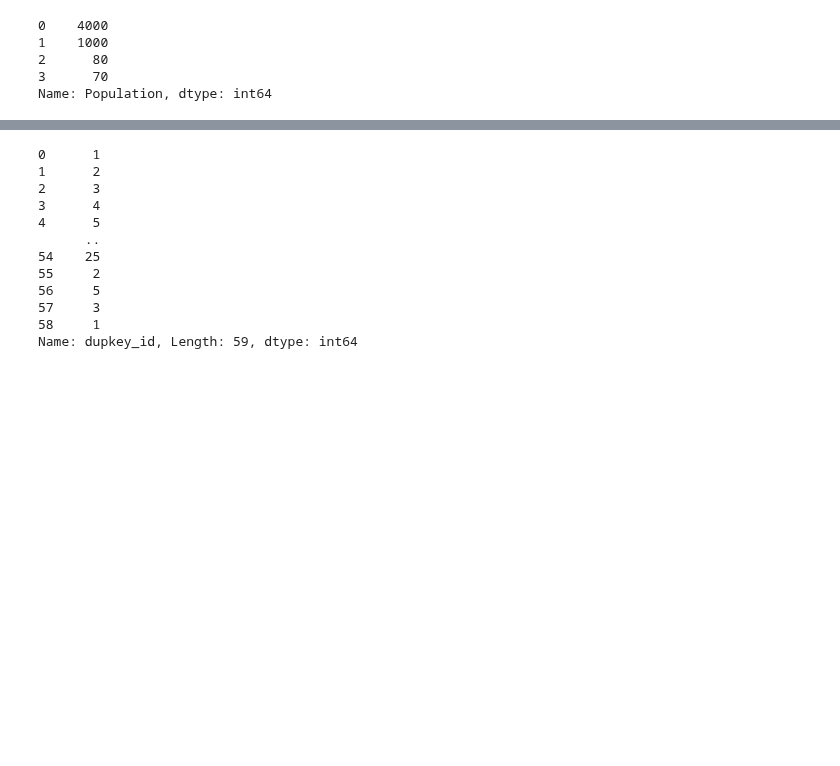
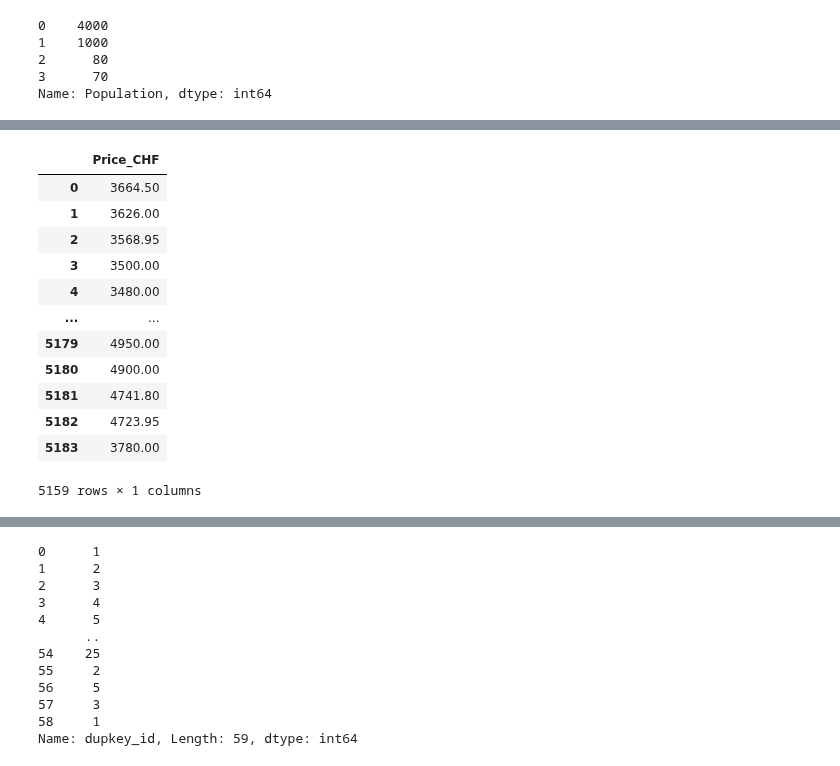
Before and after one commit to kristy25/AcademyPublic, a Jupyter notebook: Untitled1.ipynb, the cells around one changed output, grey strips where cells are left out. Saved outputs shown, nothing was run; the diff lists cells and outputs as text; code cells hidden in the pictures; blank space fills up the shorter version.

```diff
--- a/Untitled1.ipynb
+++ b/Untitled1.ipynb
@@ -1117,4 +1134,21 @@ train_val.head()
 | 2 | EUR 3.399,- | Fishing Boat | Linder power boats | 355 Sportsman | NaN | new boat from stock | 2019.0 | new | 3.55 | ... |
 | 3 | CHF 3.500,- | Sport Boat | Four Winns power boats | 170 Freedom | NaN | Used boat,Unleaded | 1991.0 | good | 5.60 | ... |
 | 4 | CHF 3.480,- | Fishing Boat | Marine power boats | 14 M - Ruder u. Motorboot | NaN | new boat from stock | NaN | NaN | 4.13 | ... |
+# %%
+new_price=pd.DataFrame(new_price,columns=['Price_CHF'])
+new_price
+# %% [output]
+|  | Price_CHF |
+| 0 | 3664.50 |
+| 1 | 3626.00 |
+| 2 | 3568.95 |
+| 3 | 3500.00 |
+| 4 | 3480.00 |
+| ... | ... |
+| 5179 | 4950.00 |
+| 5180 | 4900.00 |
+| 5181 | 4741.80 |
+| 5182 | 4723.95 |
+| 5183 | 3780.00 |
+5159 rows × 1 columns
 # %%
```
Also changed, not shown: parts of 3 cells of this notebook.
